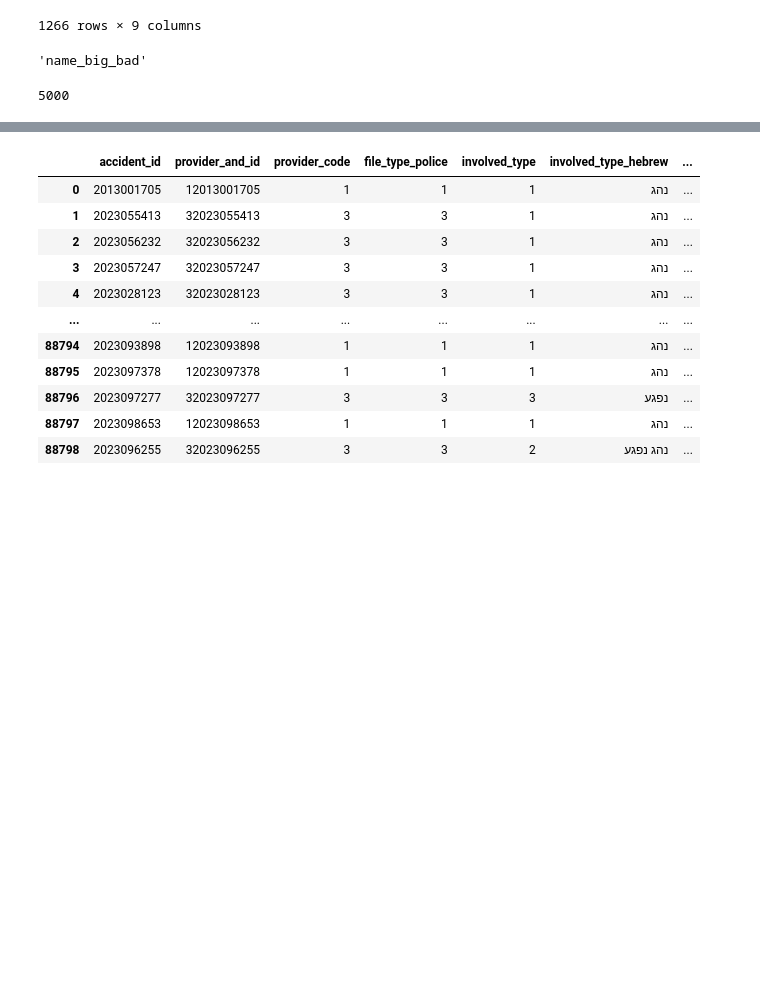
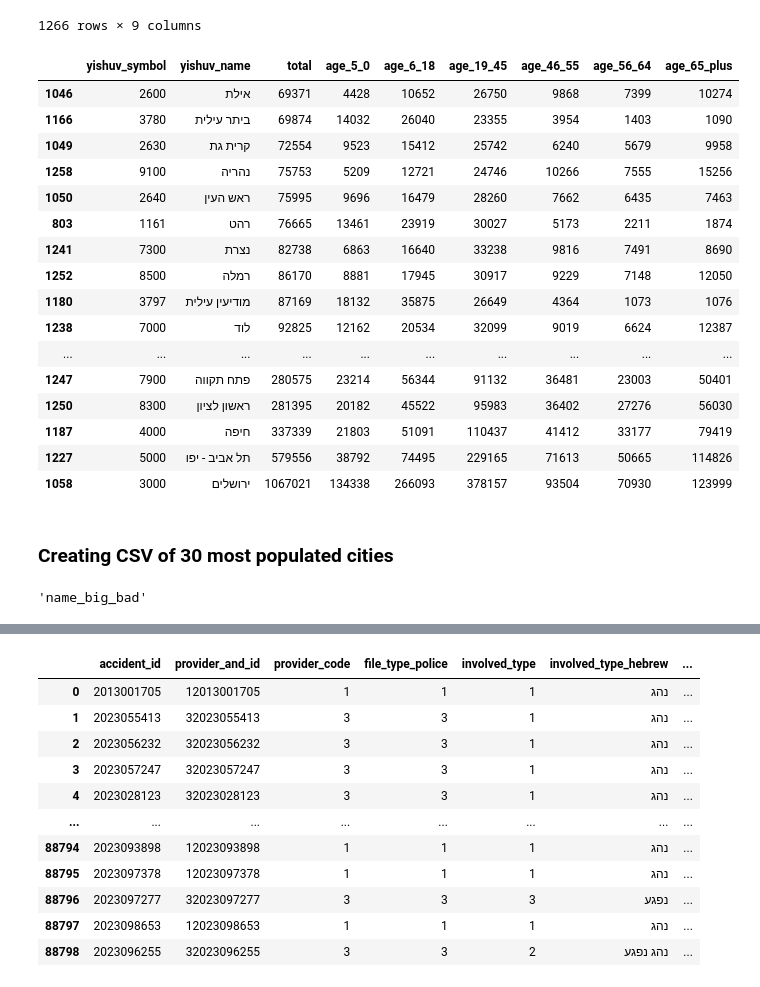
Before and after one commit to tryko/anyway, a Jupyter notebook: EDA_cleaning.ipynb, the cells around one changed output, grey strips where cells are left out. Cells and saved outputs as stored; diff of their text form; code cells hidden in the pictures; blank space fills up the shorter version.

Commit message:
added code to create cities csv

```diff
--- a/EDA_cleaning.ipynb
+++ b/EDA_cleaning.ipynb
@@ -91 +91,23 @@ yishuv_name = ' תל אביב '
+# %%
+cities.sort_values(by='total').tail(30)
+# %% [output]
+|  | yishuv_symbol | yishuv_name | total | age_5_0 | age_6_18 | age_19_45 | age_46_55 | age_56_64 | age_65_plus |
+| 1046 | 2600 | אילת | 69371 | 4428 | 10652 | 26750 | 9868 | 7399 | 10274 |
+| 1166 | 3780 | ביתר עילית | 69874 | 14032 | 26040 | 23355 | 3954 | 1403 | 1090 |
+| 1049 | 2630 | קרית גת | 72554 | 9523 | 15412 | 25742 | 6240 | 5679 | 9958 |
+| 1258 | 9100 | נהריה | 75753 | 5209 | 12721 | 24746 | 10266 | 7555 | 15256 |
+| 1050 | 2640 | ראש העין | 75995 | 9696 | 16479 | 28260 | 7662 | 6435 | 7463 |
+| 803 | 1161 | רהט | 76665 | 13461 | 23919 | 30027 | 5173 | 2211 | 1874 |
+| 1241 | 7300 | נצרת | 82738 | 6863 | 16640 | 33238 | 9816 | 7491 | 8690 |
+| 1252 | 8500 | רמלה | 86170 | 8881 | 17945 | 30917 | 9229 | 7148 | 12050 |
+| 1180 | 3797 | מודיעין עילית | 87169 | 18132 | 35875 | 26649 | 4364 | 1073 | 1076 |
+| 1238 | 7000 | לוד | 92825 | 12162 | 20534 | 32099 | 9019 | 6624 | 12387 |
+| ... | ... | ... | ... | ... | ... | ... | ... | ... | ... |
+| 1247 | 7900 | פתח תקווה | 280575 | 23214 | 56344 | 91132 | 36481 | 23003 | 50401 |
+| 1250 | 8300 | ראשון לציון | 281395 | 20182 | 45522 | 95983 | 36402 | 27276 | 56030 |
+| 1187 | 4000 | חיפה | 337339 | 21803 | 51091 | 110437 | 41412 | 33177 | 79419 |
+| 1227 | 5000 | תל אביב - יפו | 579556 | 38792 | 74495 | 229165 | 71613 | 50665 | 114826 |
+| 1058 | 3000 | ירושלים | 1067021 | 134338 | 266093 | 378157 | 93504 | 70930 | 123999 |
+# %% [markdown]
+### Creating CSV of 30 most populated cities
 # %%
@@ -104,10 +126,5 @@ def process_name(name):
 process_name('name Big bad ')
 # %% [output]
 'name_big_bad'
-# %%
-yishuv_symbol = extract_yishuv_symbol(yishuv_name)
-yishuv_symbol
-# %% [output]
-5000
 # %%
 def extract_yishuv_from_i_m_h(yishuv_symbol):
```
Also changed, not shown: parts of 6 cells of this notebook.
